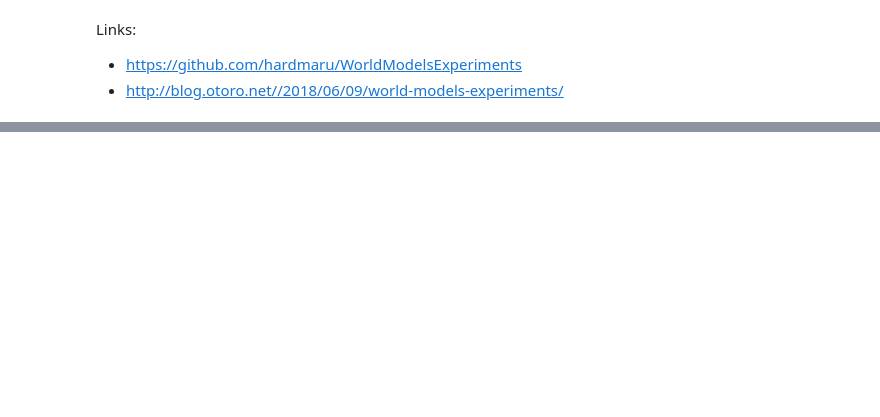
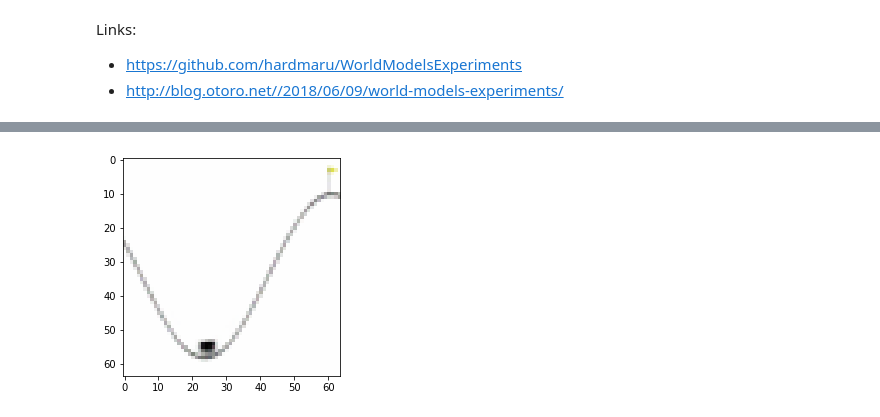
Before and after one commit to alex-faustino/rl-sandbox, a Jupyter notebook: project/agou2_dusad2/code/results.ipynb, the cells around one changed output, grey strips where cells are left out. Saved outputs shown, nothing was run; the diff lists cells and outputs as text; code cells hidden in the pictures; blank space fills up the shorter version.

```diff
--- a/project/agou2_dusad2/code/results.ipynb
+++ b/project/agou2_dusad2/code/results.ipynb
@@ -13,8 +13,8 @@ import torch
 import torch.nn as nn
 from torchvision.transforms import Compose, ToTensor, ToPILImage
 from torchsummary import summary
-import vae
-VAE = importlib.reload(vae).VAE
+import vaelin
+VAELin = importlib.reload(vaelin).VAELin
 from dataset import VAEDataset
 from torch.utils.data import DataLoader
 
@@ -22,3 +25,3 @@ from PIL import Image
 # %%
-device = torch.device("cuda" if torch.cuda.is_available() else "cpu") # PyTorch v0.4.0
-model = VAE().to(device)
+device = torch.device("cuda:0" if torch.cuda.is_available() else "cpu") # PyTorch v0.4.0
+model = VAELin(device=device).to(device)
@@ -72,4 +98,6 @@ model.loss(original, decoded, mu, logvar)
 # %%
-temp = dataset[0].reshape((1, 3, 64, 64))
-plt.imshow(model.forward(temp)[1][0].detach().numpy().transpose((1,2,0)))
+temp = dataset[0].to(device).reshape((1, 3, 64, 64))
+plt.imshow(model.forward(temp)[1][0].detach().cpu().numpy().transpose((1,2,0)))
 plt.show()
+# %% [output]
+[figure, added]
```
Also changed, not shown: parts of 15 cells of this notebook, 8 other files.
